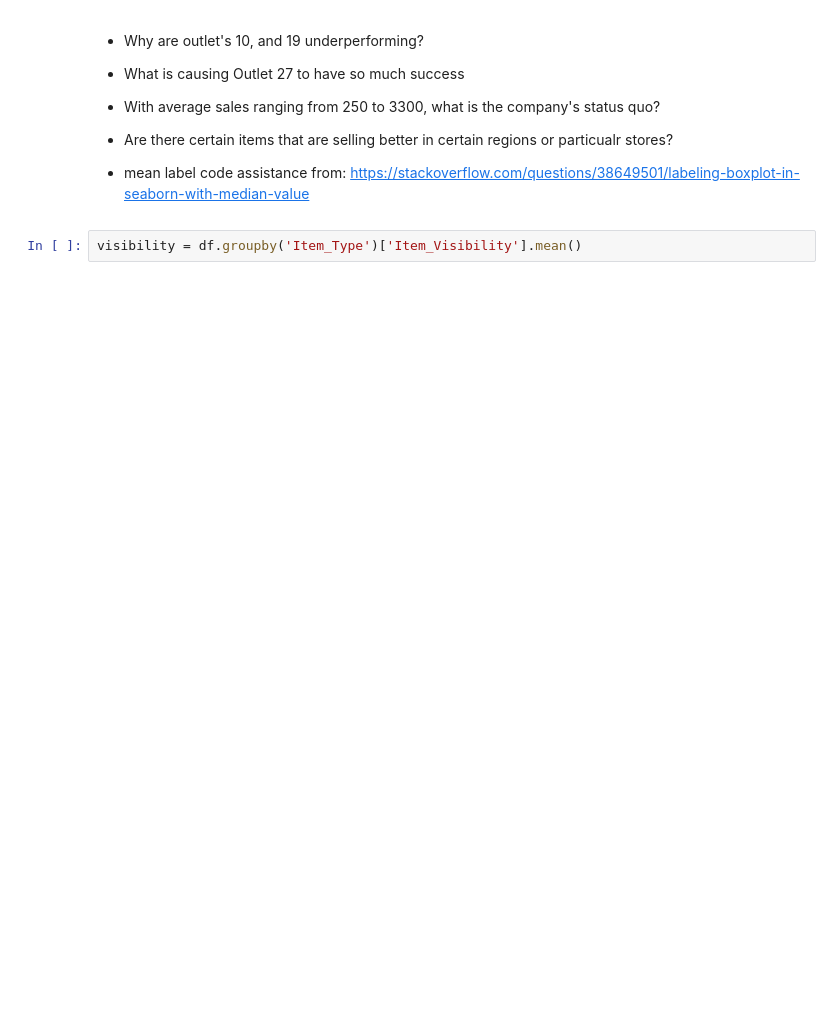
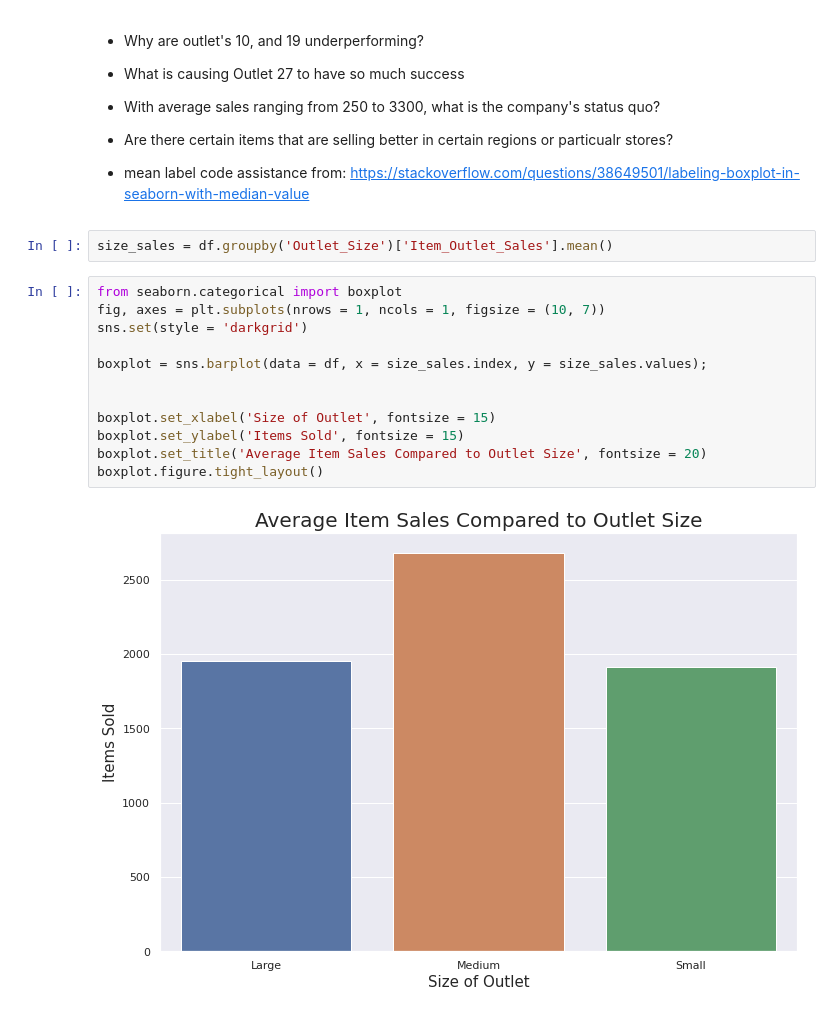
Before and after one commit to jkwakyi/food-sales-predictions, a Jupyter notebook: food_sales_predictions.ipynb, the cells around one changed output. Saved outputs shown, nothing was run; the diff lists cells and outputs as text; blank space fills up the shorter version.

```diff
--- a/food_sales_predictions.ipynb
+++ b/food_sales_predictions.ipynb
@@ -585,4 +576,18 @@ boxplot.figure.tight_layout()
 
 * mean label code assistance from: https://stackoverflow.com/questions/38649501/labeling-boxplot-in-seaborn-with-median-value
 # %%
-visibility = df.groupby('Item_Type')['Item_Visibility'].mean()
+size_sales = df.groupby('Outlet_Size')['Item_Outlet_Sales'].mean()
+# %%
+from seaborn.categorical import boxplot
+fig, axes = plt.subplots(nrows = 1, ncols = 1, figsize = (10, 7))
+sns.set(style = 'darkgrid')
+
+boxplot = sns.barplot(data = df, x = size_sales.index, y = size_sales.values);
+
+
+boxplot.set_xlabel('Size of Outlet', fontsize = 15)
+boxplot.set_ylabel('Items Sold', fontsize = 15)
+boxplot.set_title('Average Item Sales Compared to Outlet Size', fontsize = 20)
+boxplot.figure.tight_layout()
+# %% [output]
+[figure, added]
```
Also changed, not shown: parts of 6 cells of this notebook.
